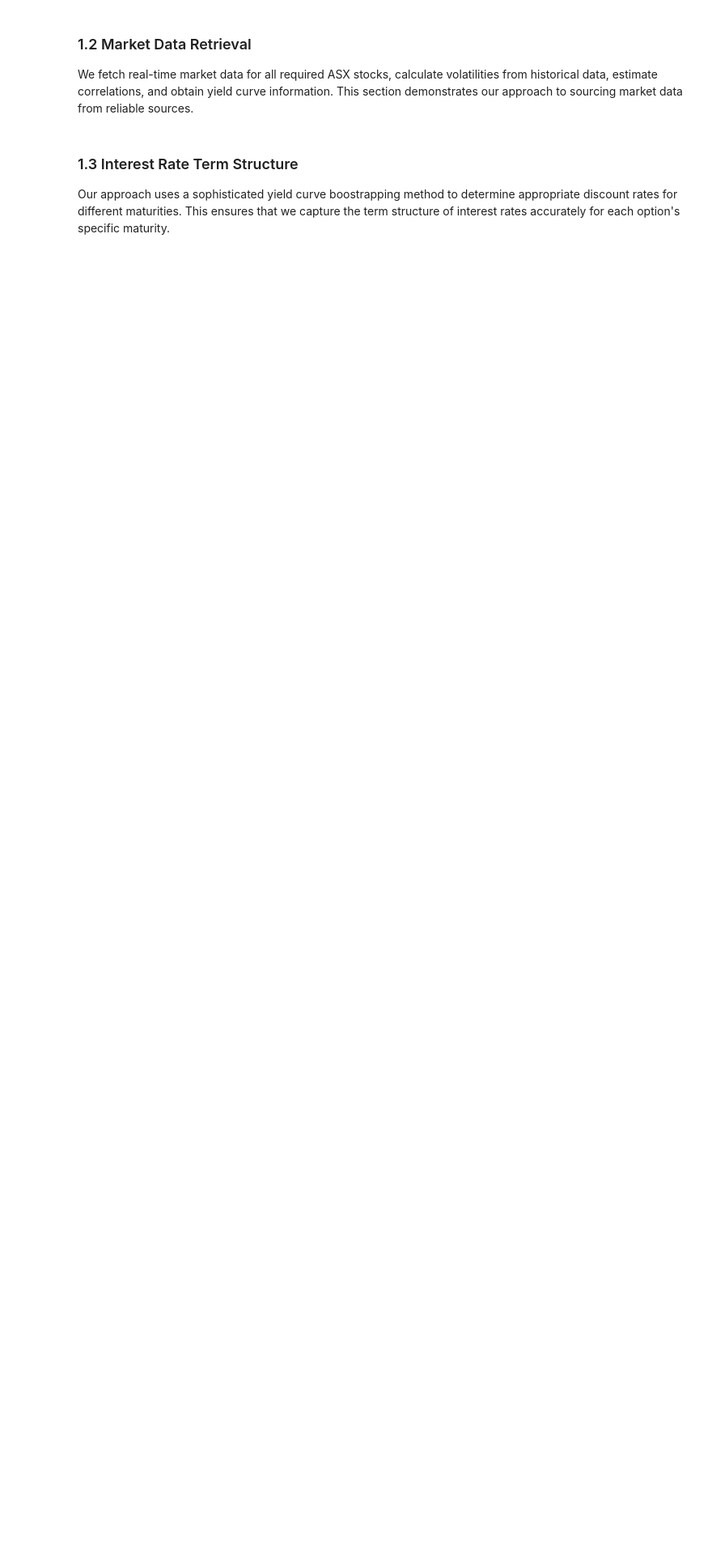
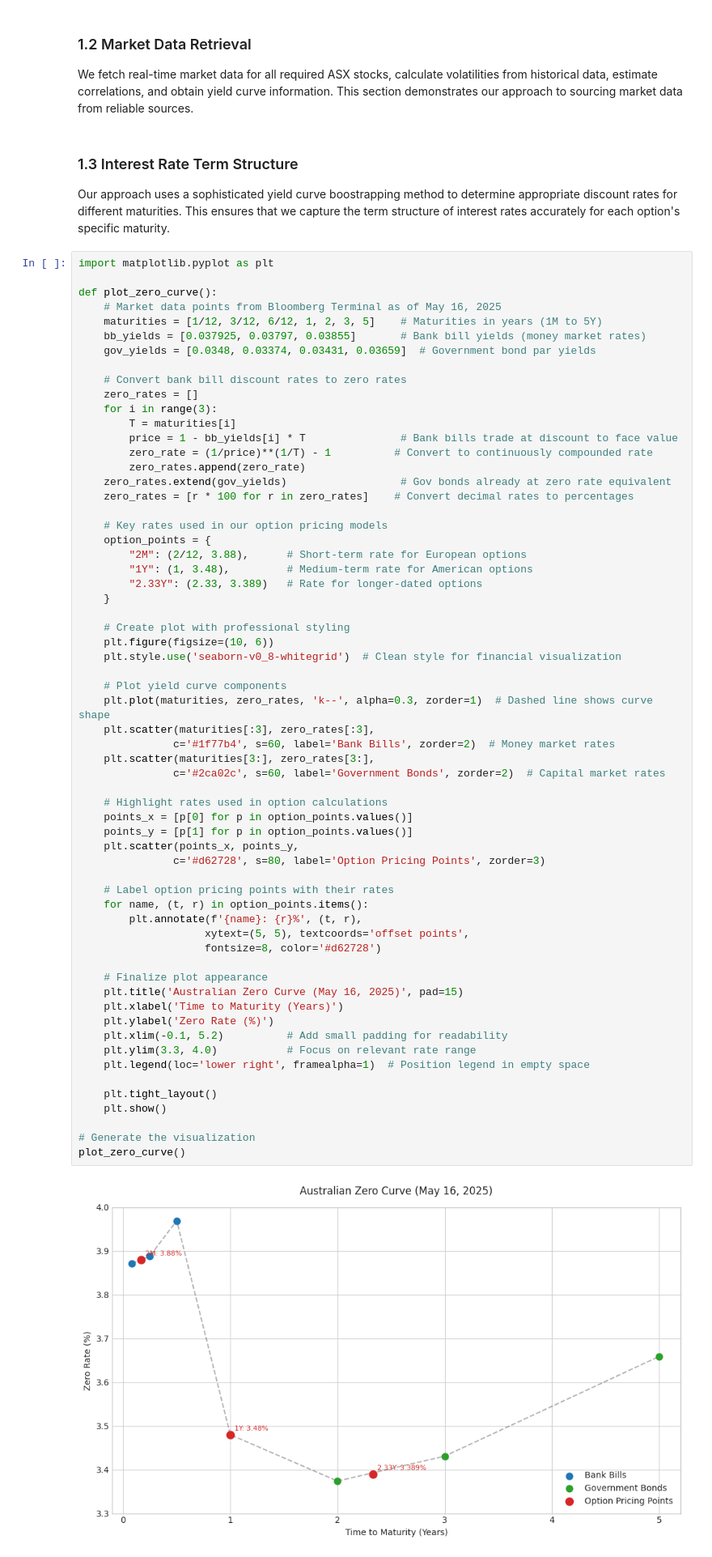
Before and after one commit to connormc2005/FINM3422-Option-Pricing-Project, a Jupyter notebook: trading-desk-analysis.ipynb, the cells around one changed output. Shown at 81% size. Drawn from its saved outputs; the diff is of its cells as text; blank space fills up the shorter version.

Commit message:
Adding yield curve visualisation

```diff
--- a/trading-desk-analysis.ipynb
+++ b/trading-desk-analysis.ipynb
@@ -28,6 +28,70 @@ We fetch real-time market data for all required ASX stocks, calculate volatiliti
 ### 1.3 Interest Rate Term Structure
 
 Our approach uses a sophisticated yield curve boostrapping method to determine appropriate discount rates for different maturities. This ensures that we capture the term structure of interest rates accurately for each option's specific maturity.
+# %%
+import matplotlib.pyplot as plt
+
+def plot_zero_curve():
+    # Market data points from Bloomberg Terminal as of May 16, 2025
+    maturities = [1/12, 3/12, 6/12, 1, 2, 3, 5]    # Maturities in years (1M to 5Y)
+    bb_yields = [0.037925, 0.03797, 0.03855]       # Bank bill yields (money market rates)
+    gov_yields = [0.0348, 0.03374, 0.03431, 0.03659]  # Government bond par yields
+
+    # Convert bank bill discount rates to zero rates
+    zero_rates = []
+    for i in range(3):
+        T = maturities[i]
+        price = 1 - bb_yields[i] * T               # Bank bills trade at discount to face value
+        zero_rate = (1/price)**(1/T) - 1          # Convert to continuously compounded rate
+        zero_rates.append(zero_rate)
+    zero_rates.extend(gov_yields)                  # Gov bonds already at zero rate equivalent
+    zero_rates = [r * 100 for r in zero_rates]    # Convert decimal rates to percentages
+
+    # Key rates used in our option pricing models
+    option_points = {
+        "2M": (2/12, 3.88),      # Short-term rate for European options
+        "1Y": (1, 3.48),         # Medium-term rate for American options
+        "2.33Y": (2.33, 3.389)   # Rate for longer-dated options
+    }
+
+    # Create plot with professional styling
+    plt.figure(figsize=(10, 6))
+    plt.style.use('seaborn-v0_8-whitegrid')  # Clean style for financial visualization
+
+    # Plot yield curve components
+    plt.plot(maturities, zero_rates, 'k--', alpha=0.3, zorder=1)  # Dashed line shows curve shape
+    plt.scatter(maturities[:3], zero_rates[:3],
+               c='#1f77b4', s=60, label='Bank Bills', zorder=2)  # Money market rates
+    plt.scatter(maturities[3:], zero_rates[3:],
+               c='#2ca02c', s=60, label='Government Bonds', zorder=2)  # Capital market rates
+
+    # Highlight rates used in option calculations
+    points_x = [p[0] for p in option_points.values()]
+    points_y = [p[1] for p in option_points.values()]
+    plt.scatter(points_x, points_y,
+               c='#d62728', s=80, label='Option Pricing Points', zorder=3)
+
+    # Label option pricing points with their rates
+    for name, (t, r) in option_points.items():
+        plt.annotate(f'{name}: {r}%', (t, r),
+                    xytext=(5, 5), textcoords='offset points',
+                    fontsize=8, color='#d62728')
+
+    # Finalize plot appearance
+    plt.title('Australian Zero Curve (May 16, 2025)', pad=15)
+    plt.xlabel('Time to Maturity (Years)')
+    plt.ylabel('Zero Rate (%)')
+    plt.xlim(-0.1, 5.2)          # Add small padding for readability
+    plt.ylim(3.3, 4.0)           # Focus on relevant rate range
+    plt.legend(loc='lower right', framealpha=1)  # Position legend in empty space
+
+    plt.tight_layout()
+    plt.show()
+
+# Generate the visualization
+plot_zero_curve()
+# %% [output]
+[figure, added]
 # %% [markdown]
 ## 2. Option Pricing Implementation
 
```
